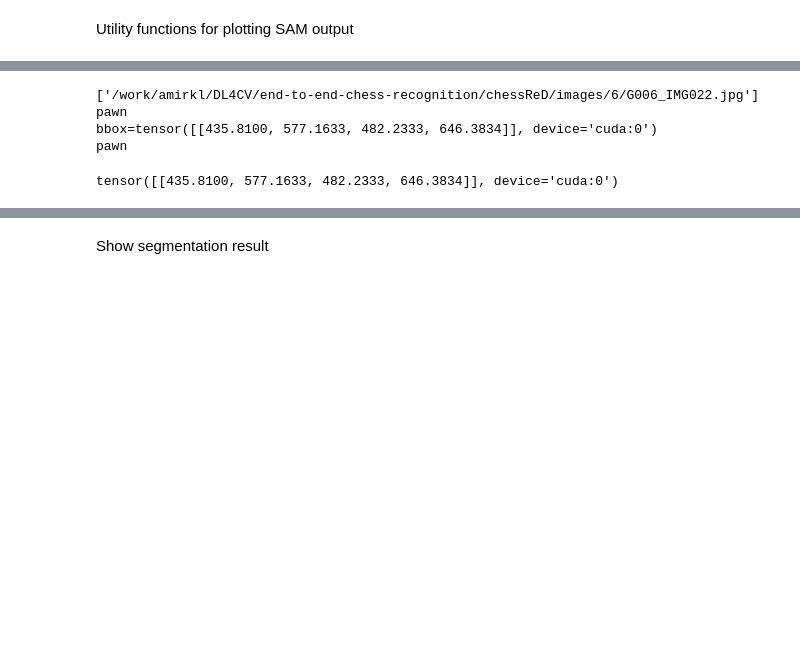
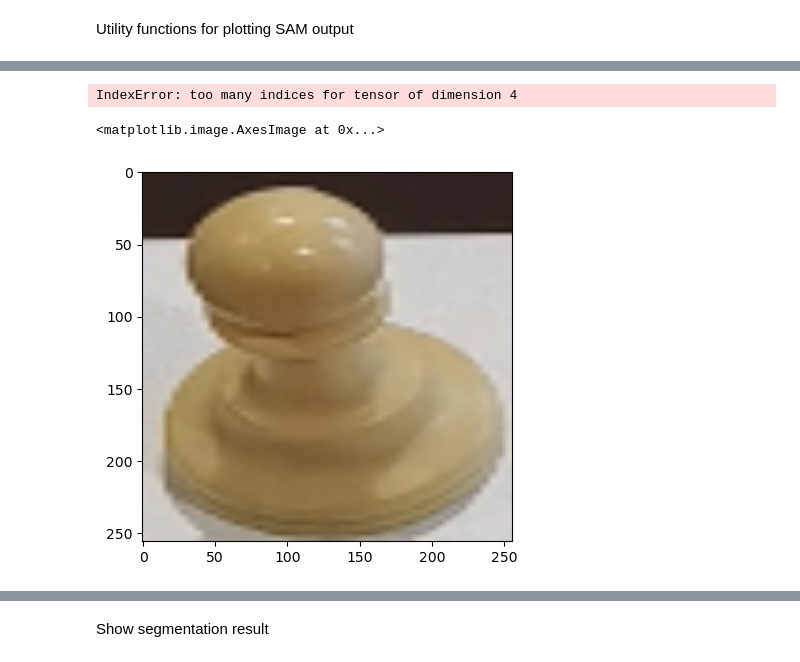
Before and after one commit to gtrocki/chess_detector, a Jupyter notebook: PieceClassifier/training_test.ipynb, the cells around one changed output, grey strips where cells are left out. Drawn from its saved outputs; the diff is of its cells as text; code cells hidden in the pictures; blank space fills up the shorter version.

```diff
--- a/PieceClassifier/training_test.ipynb
+++ b/PieceClassifier/training_test.ipynb
@@ -21,8 +21,9 @@ str(data_path)
 # %% [output]
 '/work/amirkl/DL4CV/end-to-end-chess-recognition/chessReD/annotations.json'
 # %%
+%%time
 train_dataset = SamDataset(dataroot=dataroot, classifier='pt', split='train')
 val_dataset = SamDataset(dataroot=dataroot, classifier='pt', split='val')
 
 train_loader = DataLoader(train_dataset, batch_size=32, shuffle=True)
-val_loader = DataLoader(val_dataset, batch_size=1, shuffle=True)
+val_loader = DataLoader(val_dataset, batch_size=32, shuffle=True)
@@ -94,8 +80,8 @@ Tue Mar 12 16:54:13 2024
 +---------------------------------------------------------------------------------------+
 # %%
+# %%time
 for data, label in val_loader:
-    print(data['image_path'])
-    print(label[0])
+    # print(data[0]['image_path'])
     image_path = data['image_path']
     masks = data['masks']
     bbox = data['bbox']
@@ -105,17 +91,16 @@ for data, label in val_loader:
     image = cv2.resize(image, val_dataset.imres)
     print(f'{bbox=}')
 
-    print(label[0])
+    print(label)
     break
 # %% [output]
-['/work/amirkl/DL4CV/end-to-end-chess-recognition/chessReD/images/6/G006_IMG022.jpg']
-pawn
-bbox=tensor([[435.8100, 577.1633, 482.2333, 646.3834]], device='cuda:0')
-pawn
+IndexError: too many indices for tensor of dimension 4
-# %%
-bbox
-# %% [output]
-tensor([[435.8100, 577.1633, 482.2333, 646.3834]], device='cuda:0')
+# %%
+data.shape
+plt.imshow(data[0])
+# %% [output]
+<matplotlib.image.AxesImage at 0x...>
+[figure, added]
 # %%
 !nvidia-smi
 # %% [output]
```
Also changed, not shown: parts of 8 cells of this notebook, 1 other file.
